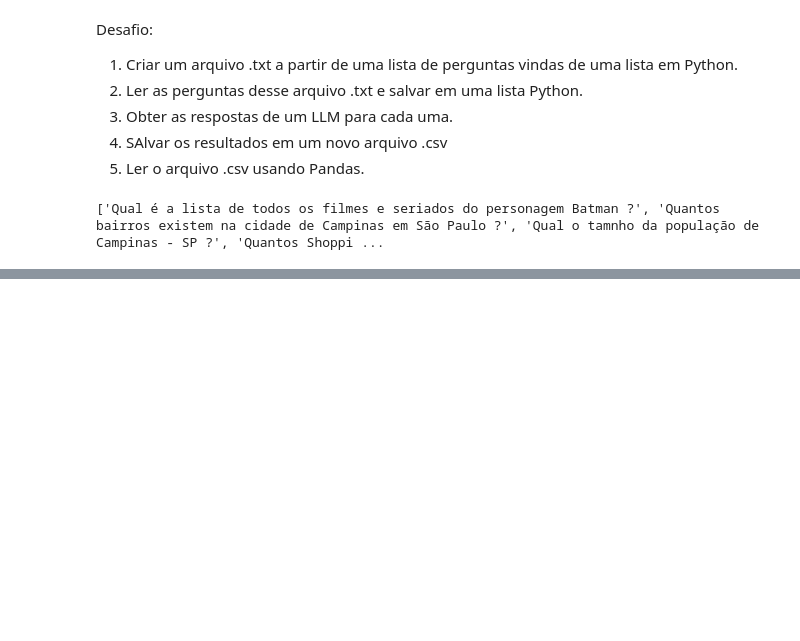
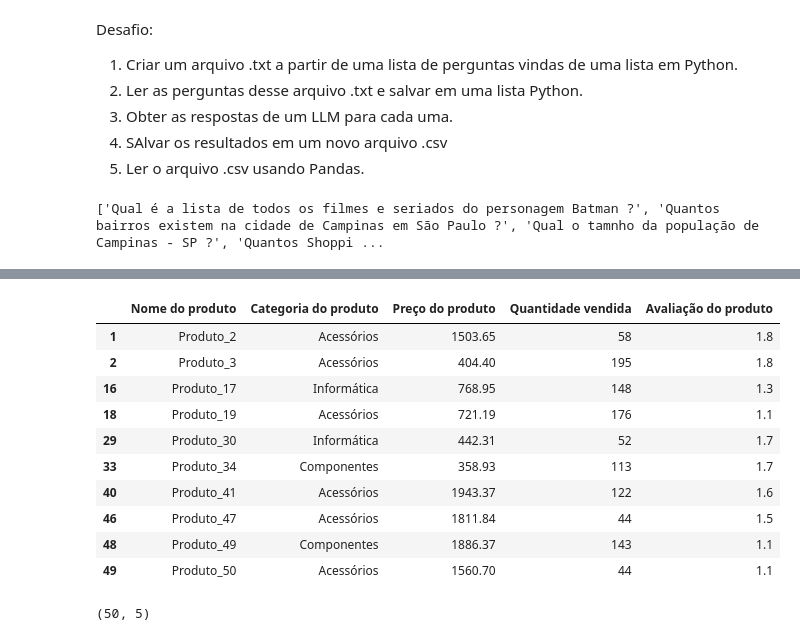
Before and after one commit to alxmart/Python_IA_Aplicada, a Jupyter notebook: Python_IA_Aplicada.ipynb, the cells around one changed output, grey strips where cells are left out. Drawn from its saved outputs; the diff is of its cells as text; code cells hidden in the pictures; blank space fills up the shorter version.

```diff
--- a/Python_IA_Aplicada.ipynb
+++ b/Python_IA_Aplicada.ipynb
@@ -1341,0 +1407,18 @@ display(df_produtos)
+# %%
+df_produtos[df_produtos["Avaliação do produto"] < 2.0 ]
+# %% [output]
+|  | Nome do produto | Categoria do produto | Preço do produto | Quantidade vendida | Avaliação do produto |
+| 1 | Produto_2 | Acessórios | 1503.65 | 58 | 1.8 |
+| 2 | Produto_3 | Acessórios | 404.40 | 195 | 1.8 |
+| 16 | Produto_17 | Informática | 768.95 | 148 | 1.3 |
+| 18 | Produto_19 | Acessórios | 721.19 | 176 | 1.1 |
+| 29 | Produto_30 | Informática | 442.31 | 52 | 1.7 |
+| 33 | Produto_34 | Componentes | 358.93 | 113 | 1.7 |
+| 40 | Produto_41 | Acessórios | 1943.37 | 122 | 1.6 |
+| 46 | Produto_47 | Acessórios | 1811.84 | 44 | 1.5 |
+| 48 | Produto_49 | Componentes | 1886.37 | 143 | 1.1 |
+| 49 | Produto_50 | Acessórios | 1560.70 | 44 | 1.1 |
+# %%
+df_produtos.shape
+# %% [output]
+(50, 5)
```
Also changed, not shown: parts of 41 cells of this notebook.
